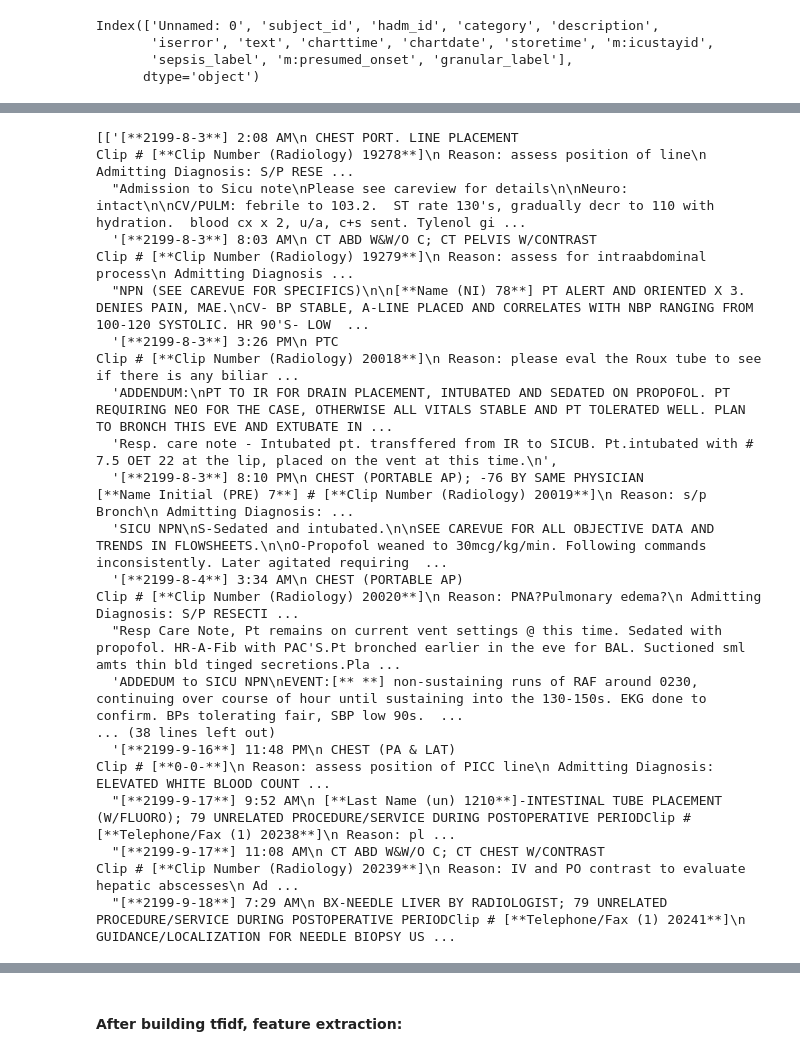
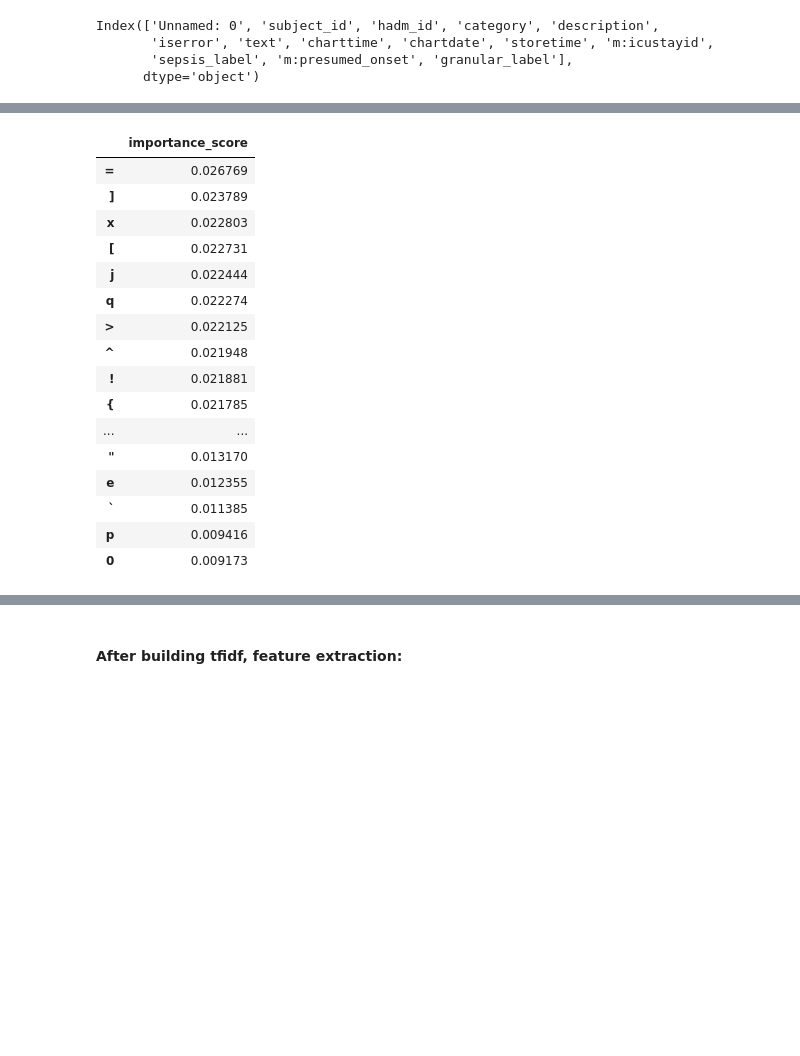
Before and after one commit to ortsanpablo/thesis, a Jupyter notebook: data_labelling.ipynb, the cells around one changed output, grey strips where cells are left out. Drawn from its saved outputs; the diff is of its cells as text; code cells hidden in the pictures; blank space fills up the shorter version.

```diff
--- a/data_labelling.ipynb
+++ b/data_labelling.ipynb
@@ -532,0 +596,4 @@ text_.head()
+# %%
+clf.fit(X_train, y_train)
+y_pred = clf.predict(X_test)
+print(report(y_test, y_pred))
@@ -532,0 +617,6 @@ text_.head()
+# %%
+importances = clf.named_steps["forest"].feature_importances_
+std = np.std([tree.feature_importances_ for tree in clf.named_steps["forest"]], axis=0)
+# %%
+forest_importances = pd.DataFrame(importances, index=list(clf.named_steps["vct"].vocabulary_.keys()), columns=["importance_score"])
+forest_importances
@@ -533 +637,24 @@ text_.head()
+# %%
+df = pd.pivot_table(forest_importances, index=forest_importances.index,aggfunc='sum')
+# %%
+df.sort_values(by=["importance_score"], ascending=False, inplace=True)
+df[:50]
+# %% [output]
+|  | importance_score |
+| = | 0.026769 |
+| ] | 0.023789 |
+| x | 0.022803 |
+| [ | 0.022731 |
+| j | 0.022444 |
+| q | 0.022274 |
+| > | 0.022125 |
+| ^ | 0.021948 |
+| ! | 0.021881 |
+| { | 0.021785 |
+| ... | ... |
+| " | 0.013170 |
+| e | 0.012355 |
+| ` | 0.011385 |
+| p | 0.009416 |
+| 0 | 0.009173 |
 # %%
@@ -544,20 +670,0 @@ d = df_raw.drop(columns=["icustay_id", "charttime"])
-# %%
-temp2
-# %% [output]
-[['[**2199-8-3**] 2:08 AM\n CHEST PORT. LINE PLACEMENT                                      Clip # [**Clip Number (Radiology) 19278**]\n Reason: assess position of line\n Admitting Diagnosis: S/P RESE ...
-  "Admission to Sicu note\nPlease see careview for details\n\nNeuro: intact\n\nCV/PULM: febrile to 103.2.  ST rate 130's, gradually decr to 110 with hydration.  blood cx x 2, u/a, c+s sent. Tylenol gi ...
-  '[**2199-8-3**] 8:03 AM\n CT ABD W&W/O C; CT PELVIS W/CONTRAST                            Clip # [**Clip Number (Radiology) 19279**]\n Reason: assess for intraabdominal process\n Admitting Diagnosis ...
-  "NPN (SEE CAREVUE FOR SPECIFICS)\n\n[**Name (NI) 78**] PT ALERT AND ORIENTED X 3. DENIES PAIN, MAE.\nCV- BP STABLE, A-LINE PLACED AND CORRELATES WITH NBP RANGING FROM 100-120 SYSTOLIC. HR 90'S- LOW  ...
-  '[**2199-8-3**] 3:26 PM\n PTC                                                             Clip # [**Clip Number (Radiology) 20018**]\n Reason: please eval the Roux tube to see if there is any biliar ...
-  'ADDENDUM:\nPT TO IR FOR DRAIN PLACEMENT, INTUBATED AND SEDATED ON PROPOFOL. PT REQUIRING NEO FOR THE CASE, OTHERWISE ALL VITALS STABLE AND PT TOLERATED WELL. PLAN TO BRONCH THIS EVE AND EXTUBATE IN ...
-  'Resp. care note - Intubated pt. transffered from IR to SICUB. Pt.intubated with # 7.5 OET 22 at the lip, placed on the vent at this time.\n',
-  '[**2199-8-3**] 8:10 PM\n CHEST (PORTABLE AP); -76 BY SAME PHYSICIAN                      [**Name Initial (PRE) 7**] # [**Clip Number (Radiology) 20019**]\n Reason: s/p Bronch\n Admitting Diagnosis: ...
-  'SICU NPN\nS-Sedated and intubated.\n\nSEE CAREVUE FOR ALL OBJECTIVE DATA AND TRENDS IN FLOWSHEETS.\n\nO-Propofol weaned to 30mcg/kg/min. Following commands inconsistently. Later agitated requiring  ...
-  '[**2199-8-4**] 3:34 AM\n CHEST (PORTABLE AP)                                             Clip # [**Clip Number (Radiology) 20020**]\n Reason: PNA?Pulmonary edema?\n Admitting Diagnosis: S/P RESECTI ...
-  "Resp Care Note, Pt remains on current vent settings @ this time. Sedated with propofol. HR-A-Fib with PAC'S.Pt bronched earlier in the eve for BAL. Suctioned sml amts thin bld tinged secretions.Pla ...
-  'ADDEDUM to SICU NPN\nEVENT:[** **] non-sustaining runs of RAF around 0230, continuing over course of hour until sustaining into the 130-150s. EKG done to confirm. BPs tolerating fair, SBP low 90s.  ...
-... (38 lines left out)
-  '[**2199-9-16**] 11:48 PM\n CHEST (PA & LAT)                                                Clip # [**0-0-**]\n Reason: assess position of PICC line\n Admitting Diagnosis: ELEVATED WHITE BLOOD COUNT ...
-  "[**2199-9-17**] 9:52 AM\n [**Last Name (un) 1210**]-INTESTINAL TUBE PLACEMENT (W/FLUORO); 79 UNRELATED PROCEDURE/SERVICE DURING POSTOPERATIVE PERIODClip # [**Telephone/Fax (1) 20238**]\n Reason: pl ...
-  "[**2199-9-17**] 11:08 AM\n CT ABD W&W/O C; CT CHEST W/CONTRAST                             Clip # [**Clip Number (Radiology) 20239**]\n Reason: IV and PO contrast to evaluate hepatic abscesses\n Ad ...
-  "[**2199-9-18**] 7:29 AM\n BX-NEEDLE LIVER BY RADIOLOGIST; 79 UNRELATED PROCEDURE/SERVICE DURING POSTOPERATIVE PERIODClip # [**Telephone/Fax (1) 20241**]\n GUIDANCE/LOCALIZATION FOR NEEDLE BIOPSY US ...
```
Also changed, not shown: parts of 29 cells of this notebook.
